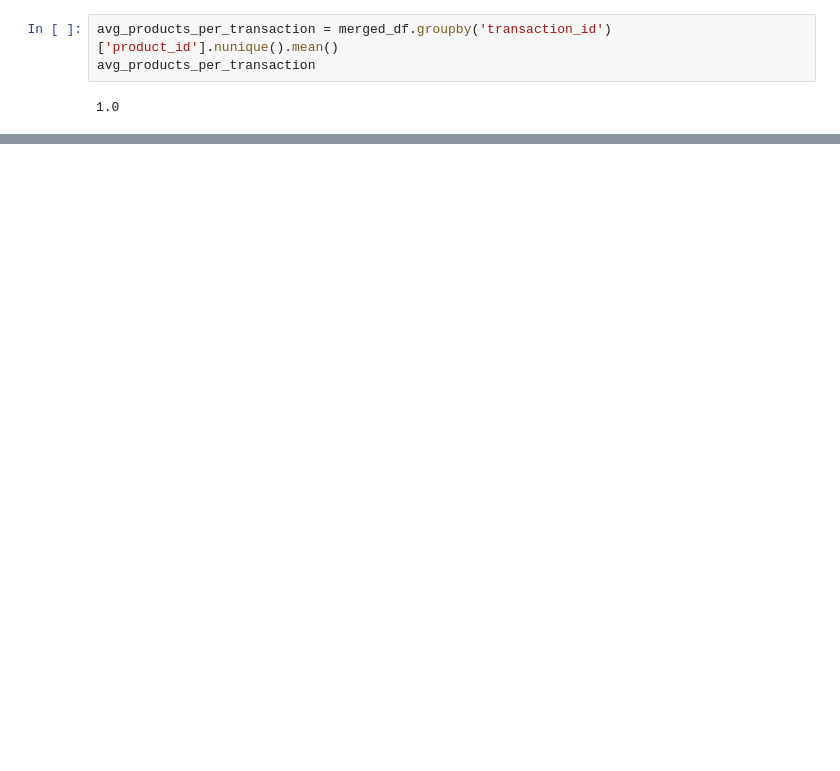
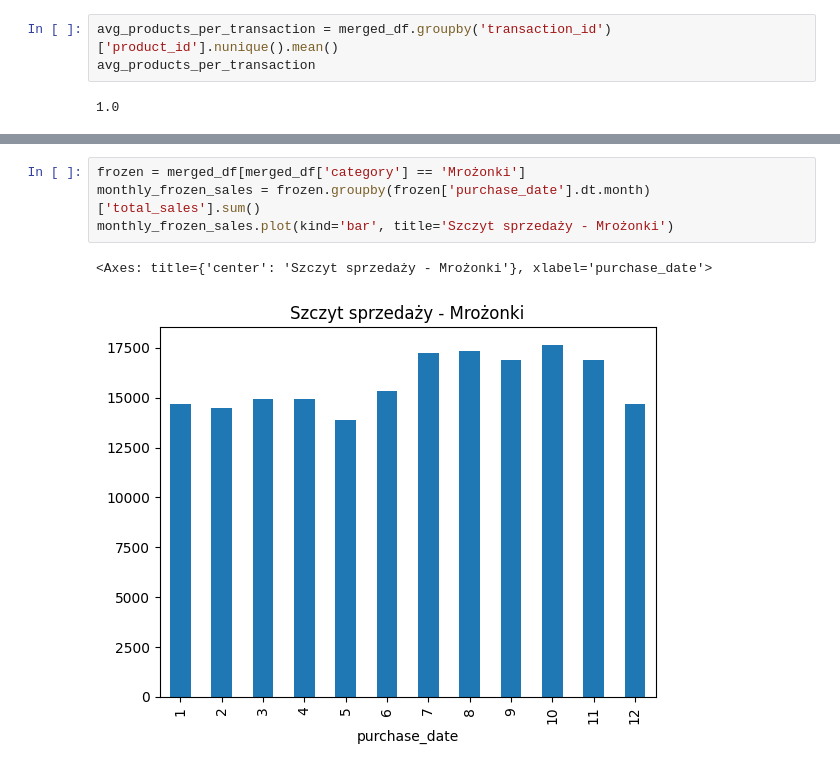
Before and after one commit to HMurawski/dump, a Jupyter notebook: dump_learning/March/3.ipynb, the cells around one changed output, grey strips where cells are left out. Drawn from its saved outputs; the diff is of its cells as text; blank space fills up the shorter version.

```diff
--- a/dump_learning/March/3.ipynb
+++ b/dump_learning/March/3.ipynb
@@ -331,0 +378,7 @@ most_expensive_per_category
+# %%
+frozen = merged_df[merged_df['category'] == 'Mrożonki']
+monthly_frozen_sales = frozen.groupby(frozen['purchase_date'].dt.month)['total_sales'].sum()
+monthly_frozen_sales.plot(kind='bar', title='Szczyt sprzedaży - Mrożonki')
+# %% [output]
+<Axes: title={'center': 'Szczyt sprzedaży - Mrożonki'}, xlabel='purchase_date'>
+[figure, added]
```
Also changed, not shown: parts of 33 cells of this notebook.
